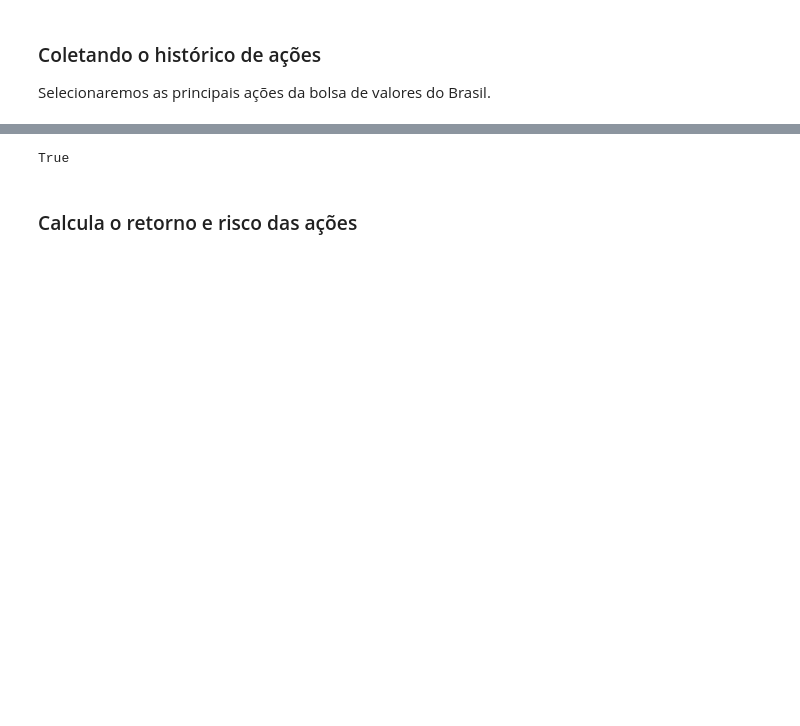
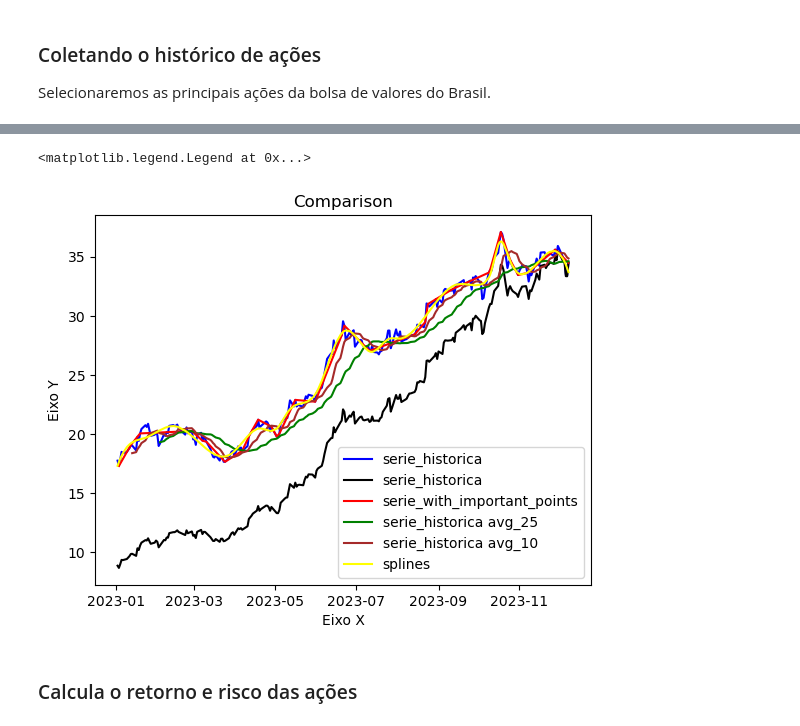
Before and after one commit to Brunoborges95/portfolio_eficiente, a Jupyter notebook: Portfólio Eficiente.ipynb, the cells around one changed output, grey strips where cells are left out. Drawn from its saved outputs; the diff is of its cells as text; code cells hidden in the pictures; blank space fills up the shorter version.

```diff
--- a/Portfólio Eficiente.ipynb
+++ b/Portfólio Eficiente.ipynb
@@ -225,4 +166,0 @@ Os ativos ['1ALOS3.SA', '1BHIA3.SA', '1HYPE3.SA', '1WIZC3.SA', 'A1AP34.SA', 'A1C
-# %%
-(historico_stocks.values>0).any()
-# %% [output]
-True
@@ -263,6 +286,31 @@ fig.update_layout(title='Histórico de fechamento das ações ',
                     xaxis_title='Período',
                     yaxis_title='Preço')
 fig.write_html("Histórico.html")
+# %%
+import matplotlib.pyplot as plt
+import numpy as np
+
+
+# Plote as duas séries com cores diferentes
+plt.plot(sua_serie_historica.index, sua_serie_historica, label='serie_historica', color='blue')
+plt.plot(sua_serie_historica.index, weights, label='serie_historica', color='black')
+
+selected_dates = np.array(sua_serie_historica.index)[chosen_points]
+
+plt.plot(selected_dates, historic_serie_with_important_points, label='serie_with_important_points', color='red')
+plt.plot(sua_serie_historica.index, sua_serie_historica.rolling(25).mean(), label='serie_historica avg_25', color='green')
+plt.plot(sua_serie_historica.index, sua_serie_historica.rolling(10).mean(), label='serie_historica avg_10', color='brown')
+
+plt.plot(sua_serie_historica.index, ynew, label='splines', color='yellow')
+
+# Adicione rótulos e legenda
+plt.xlabel('Eixo X')
+plt.ylabel('Eixo Y')
+plt.title('Comparison')
+plt.legend()
+# %% [output]
+<matplotlib.legend.Legend at 0x...>
+[figure, added]
 # %% [markdown]
 <h3> Calcula o retorno e risco das ações </h3>
 # %% [markdown]
```
Also changed, not shown: parts of 37 cells of this notebook, 5 other files.
